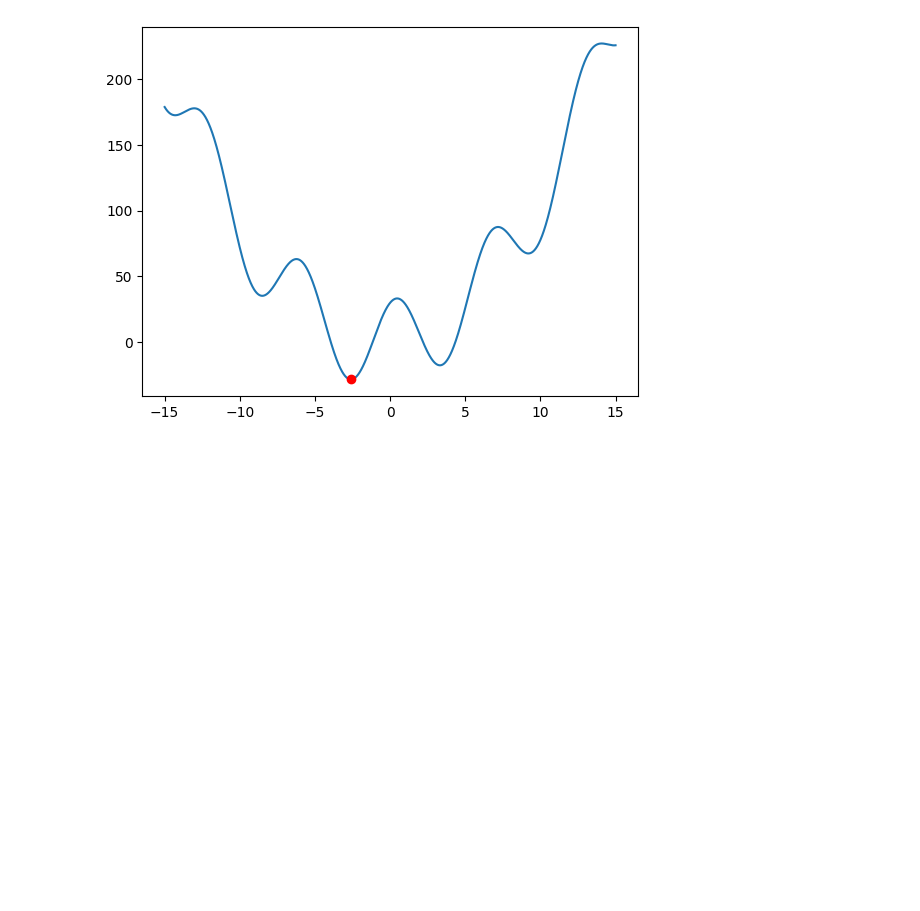
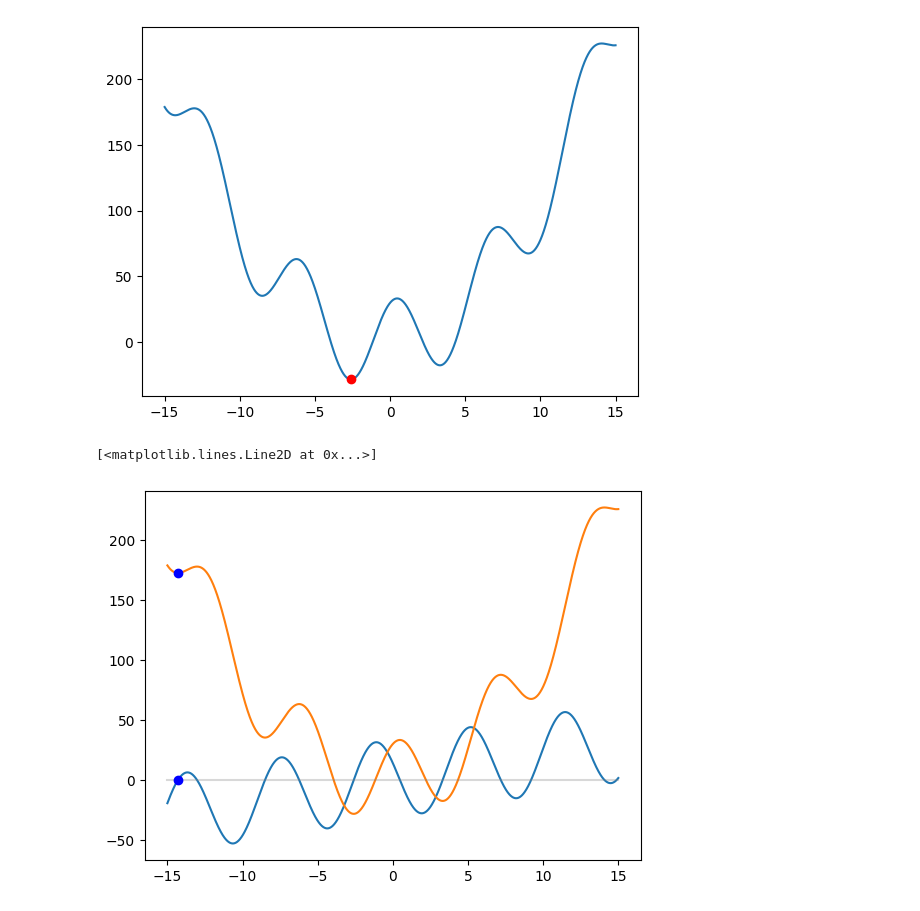
Before and after one commit to MarcoAfB/Optimization, a Jupyter notebook: Optimization_Algoritmos.ipynb, the cells around one changed output. Cells and saved outputs as stored; diff of their text form; code cells hidden in the pictures; blank space fills up the shorter version.

Commit message:
Bisection

```diff
--- a/Optimization_Algoritmos.ipynb
+++ b/Optimization_Algoritmos.ipynb
@@ -207,33 +207,49 @@ sub.plot(pnt, func(pnt), "or")
 [<matplotlib.lines.Line2D at 0x...>]
 [figure]
 # %%
-def Bisection(derivative_f, ini, fim, rate=0.005, e = 0.1):
-
-    inicio = ini
-    x1 = ini
+'''Bisection funciona procurando 0 da derivada da função f.
+No início ele irá buscar um intervalo [a,b] de forma que f(a)*f(b) <= 0
+assim temos que há um x pertencendo à [a,b] tq f(x)=0.
+Irá buscar então encurtar esse intervalo [a,b]'''
+def Bisection(derivative_f, inicio, fim, rate=0.005, e = 0.001):
+    x1 = inicio
     der_inicio = derivative_f(inicio)
     i = 0
+
     while True:
         i+=1
         x1 = x1 + abs(x1*rate) + rate
-        print(x1)
-
         if(x1 > fim):
             return [0, 0]
-
         if der_inicio * derivative_f(x1) < 0:
             break
 
     while abs(x1 - inicio) > e:
-
         passo = inicio + abs((x1 - inicio)/2)
         der_passo = derivative_f(passo)
         der_inicio = derivative_f(inicio)
-
         if(np.sign(der_inicio) == np.sign(der_passo)):
             inicio = passo
-
         else:
             x1 = passo
-
-    return (inicio, x1)
+    return inicio + (inicio - x1)/2
+# %%
+def func(x):
+    return (x)**2 + 13*np.sin(x)+ 30*np.cos(x) +x
+
+# Derivada da função usada em Quadratic-fit
+def dev_func(x):
+    return 2*(x) + 13*np.cos(x) - 30*np.sin(x) + 1
+
+bisect = Bisection(dev_func, -15, 15)
+
+ax = plt.subplot(111)
+x = np.linspace(-15, 15, 10000)
+ax.plot(x, dev_func(x))
+ax.plot(x, func(x))
+plt.plot([15,-15], [0,0], linestyle="-", color=('grey', 0.3))
+plt.plot(bisect,func(bisect), "or", color="b")
+plt.plot(bisect,dev_func(bisect), "or", color="b")
+# %% [output]
+[<matplotlib.lines.Line2D at 0x...>]
+[figure, added]
```
